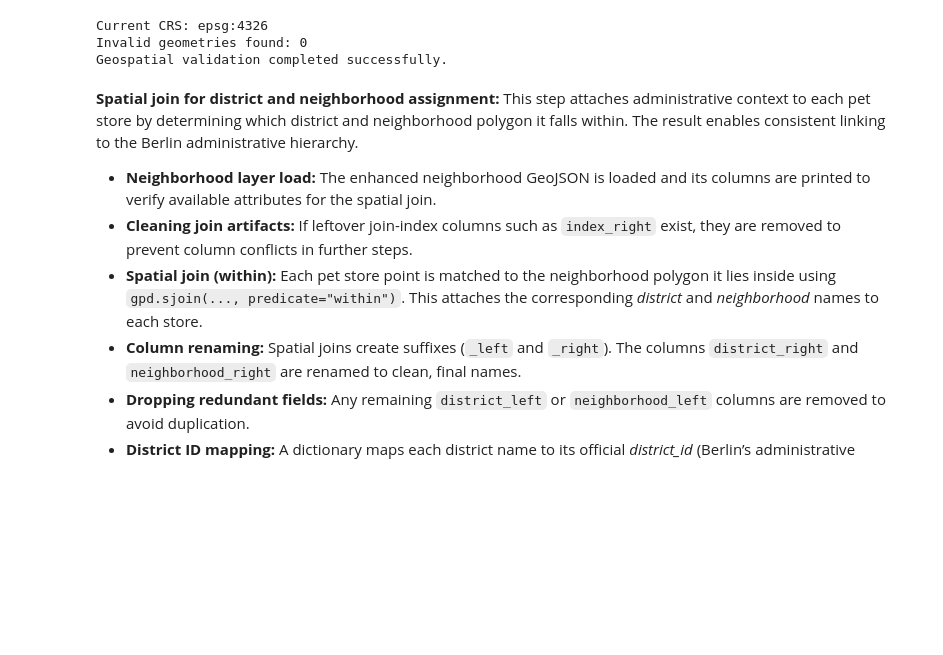
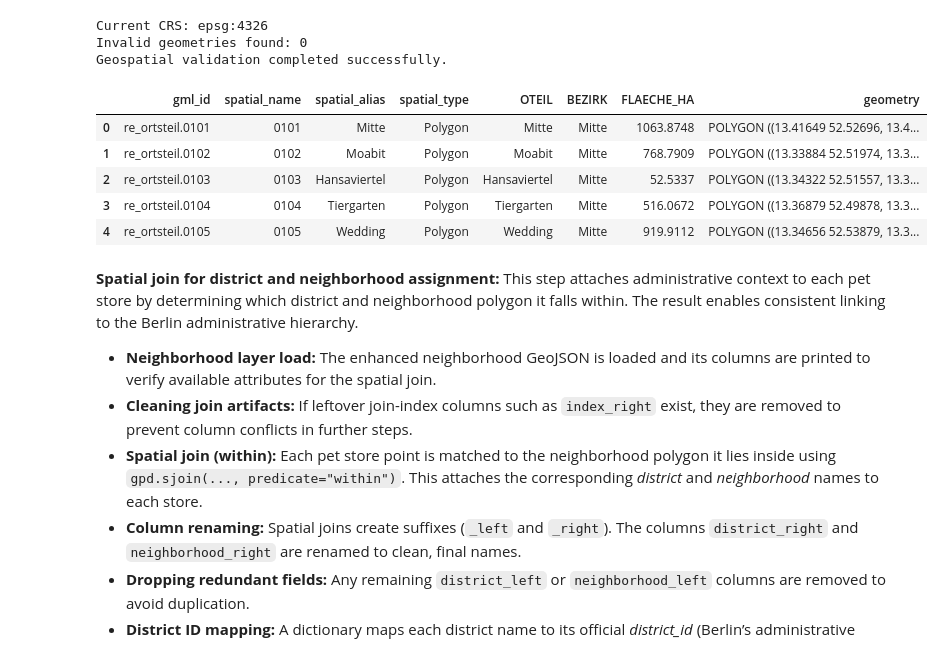
Before and after one commit to Nigar1209/berlin-poi-osm-pipeline, a Jupyter notebook: petstores/scripts/pet_stores_data_transformation.ipynb, the cells around one changed output. Drawn from its saved outputs; the diff is of its cells as text; code cells hidden in the pictures; blank space fills up the shorter version.

```diff
--- a/petstores/scripts/pet_stores_data_transformation.ipynb
+++ b/petstores/scripts/pet_stores_data_transformation.ipynb
@@ -266,6 +267,16 @@ print("Geospatial validation completed successfully.")
 Current CRS: epsg:4326
 Invalid geometries found: 0
 Geospatial validation completed successfully.
+# %%
+neighborhoods = gpd.read_file("../../districts/sources/ortsteile_berlin.geojson")
+neighborhoods.head()
+# %% [output]
+|  | gml_id | spatial_name | spatial_alias | spatial_type | OTEIL | BEZIRK | FLAECHE_HA | geometry |
+| 0 | re_ortsteil.0101 | 0101 | Mitte | Polygon | Mitte | Mitte | 1063.8748 | POLYGON ((13.41649 52.52696, 13.4... |
+| 1 | re_ortsteil.0102 | 0102 | Moabit | Polygon | Moabit | Mitte | 768.7909 | POLYGON ((13.33884 52.51974, 13.3... |
+| 2 | re_ortsteil.0103 | 0103 | Hansaviertel | Polygon | Hansaviertel | Mitte | 52.5337 | POLYGON ((13.34322 52.51557, 13.3... |
+| 3 | re_ortsteil.0104 | 0104 | Tiergarten | Polygon | Tiergarten | Mitte | 516.0672 | POLYGON ((13.36879 52.49878, 13.3... |
+| 4 | re_ortsteil.0105 | 0105 | Wedding | Polygon | Wedding | Mitte | 919.9112 | POLYGON ((13.34656 52.53879, 13.3... |
 # %% [markdown]
 <p><b>Spatial join for district and neighborhood assignment:</b> This step attaches administrative context to each pet store by determining which district and neighborhood polygon it falls within. The result enables consistent linking to the Berlin administrative hierarchy.</p>
 
```
Also changed, not shown: parts of 4 cells of this notebook.
